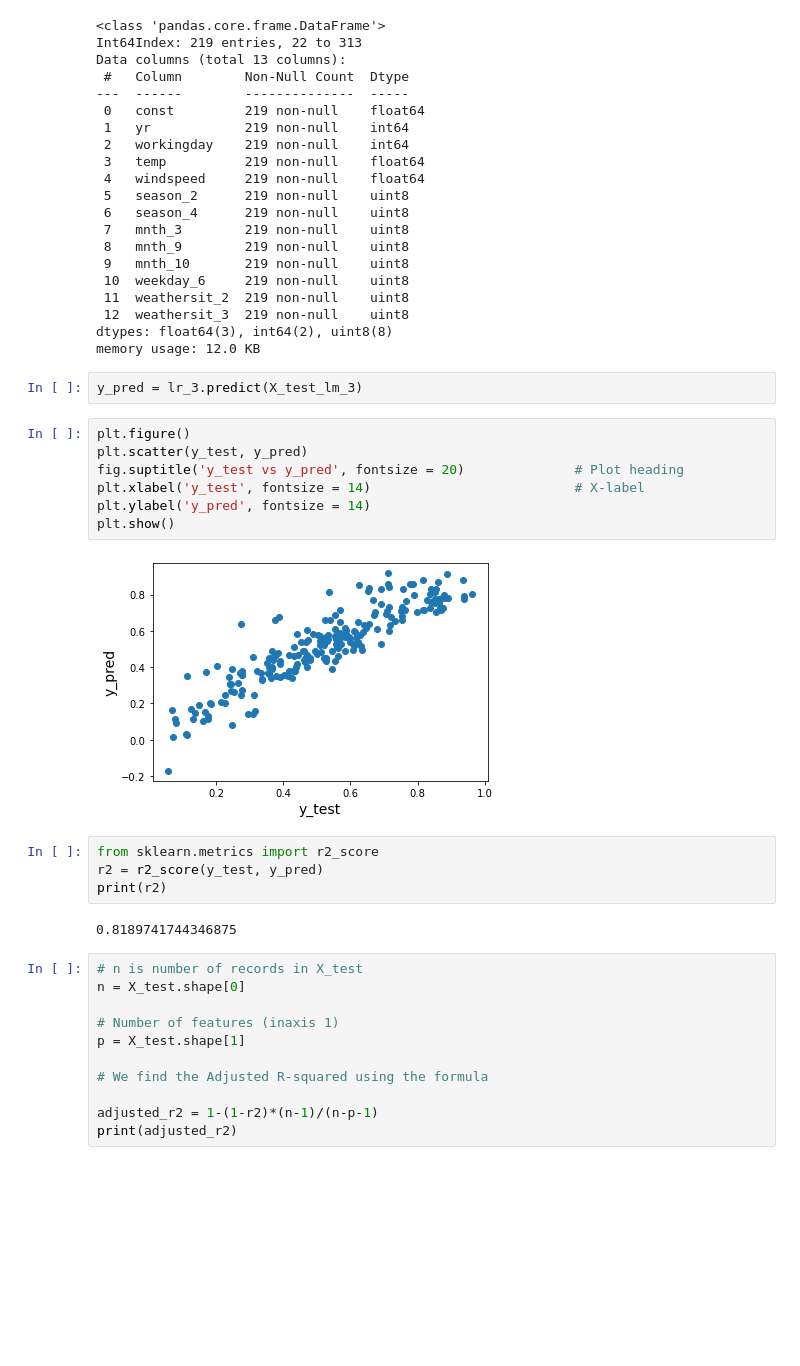
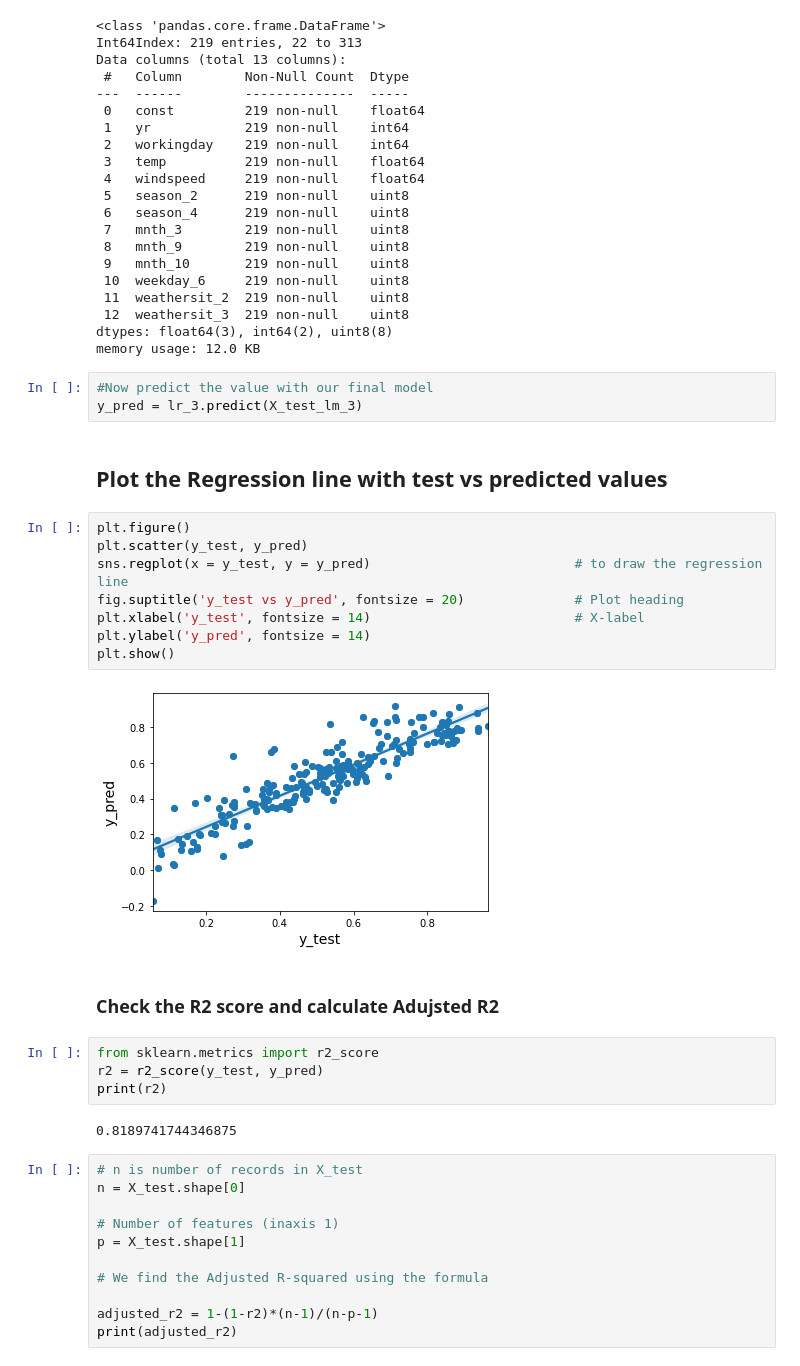
Before and after one commit to Arunkumaranup/ML_Bike_Sharing_Assignment, a Jupyter notebook: BikeSharingAssignment.ipynb, the cells around one changed output. Drawn from its saved outputs; the diff is of its cells as text; blank space fills up the shorter version.

Commit message:
Added changes to draw regression line and more comments

```diff
--- a/BikeSharingAssignment.ipynb
+++ b/BikeSharingAssignment.ipynb
@@ -841,22 +841,28 @@ Data columns (total 13 columns):
 dtypes: float64(3), int64(2), uint8(8)
 memory usage: 12.0 KB
 # %%
+#Now predict the value with our final model
 y_pred = lr_3.predict(X_test_lm_3)
-# %%
-plt.figure()
-plt.scatter(y_test, y_pred)
-fig.suptitle('y_test vs y_pred', fontsize = 20)              # Plot heading
-plt.xlabel('y_test', fontsize = 14)                          # X-label
-plt.ylabel('y_pred', fontsize = 14)
-plt.show()
-# %% [output]
-[figure, removed]
-# %%
-from sklearn.metrics import r2_score
-r2 = r2_score(y_test, y_pred)
-print(r2)
-# %% [output]
-0.8189741744346875
+# %% [markdown]
+## Plot the Regression line with test vs predicted values
+# %%
+plt.figure()
+plt.scatter(y_test, y_pred)
+sns.regplot(x = y_test, y = y_pred)                          # to draw the regression line
+fig.suptitle('y_test vs y_pred', fontsize = 20)              # Plot heading
+plt.xlabel('y_test', fontsize = 14)                          # X-label
+plt.ylabel('y_pred', fontsize = 14)
+plt.show()
+# %% [output]
+[figure, added]
+# %% [markdown]
+### Check the R2 score and calculate Adujsted R2
+# %%
+from sklearn.metrics import r2_score
+r2 = r2_score(y_test, y_pred)
+print(r2)
+# %% [output]
+0.8189741744346875
 # %%
 # n is number of records in X_test
 n = X_test.shape[0]
```
Also changed, not shown: parts of 6 cells of this notebook.
